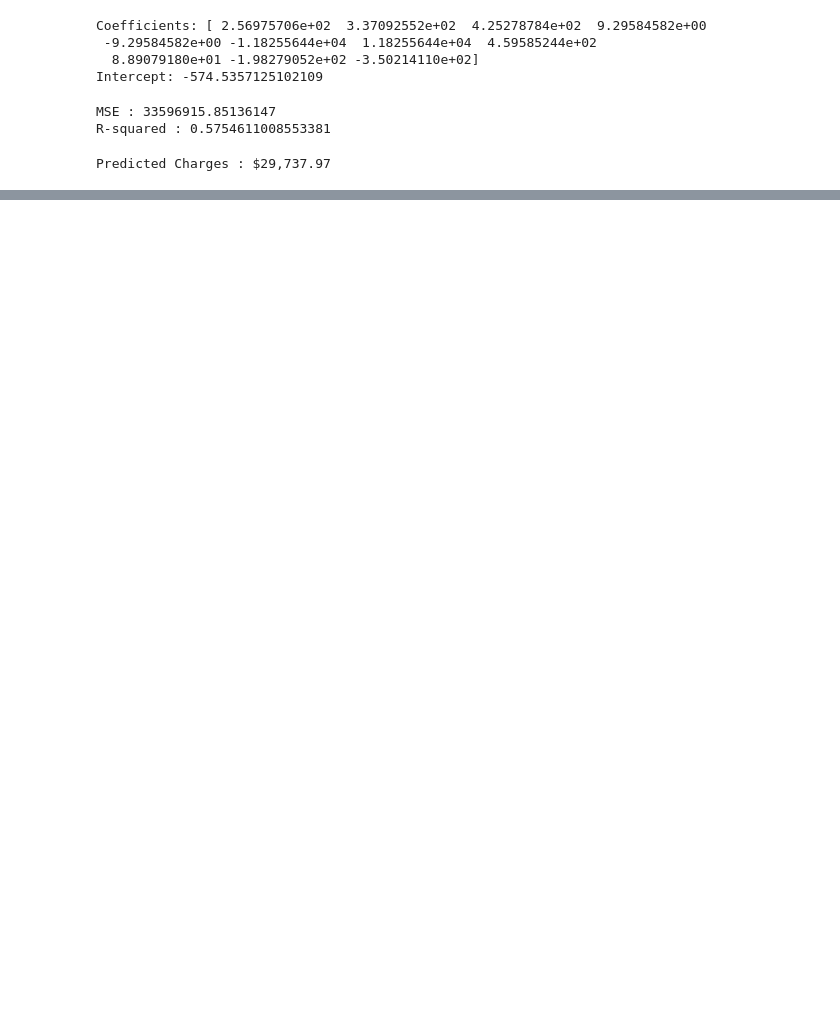
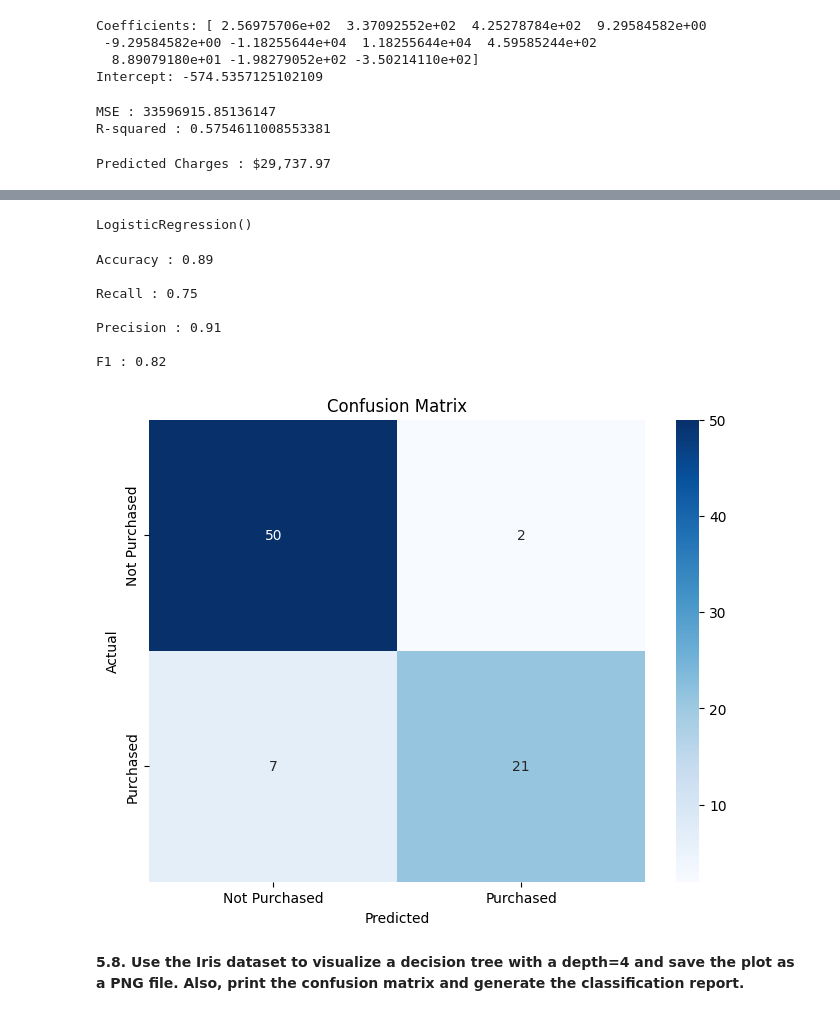
Before and after one commit to Sreekumr/Scr, a Jupyter notebook: LabExamPractice.ipynb, the cells around one changed output, grey strips where cells are left out. Saved outputs shown, nothing was run; the diff lists cells and outputs as text; code cells hidden in the pictures; blank space fills up the shorter version.

```diff
--- a/LabExamPractice.ipynb
+++ b/LabExamPractice.ipynb
@@ -664,0 +688,60 @@ Predicted Charges : $29,737.97
+# %%
+#Step 4 : LogisticRegression model creation
+
+#Define features and target variable
+X = data.drop('Purchased',axis=1)
+y = data['Purchased']
+
+#Split the data into training and testing sets
+X_train,X_test,y_train,y_test = train_test_split(X,y,test_size = 0.2 , random_state = 42)
+
+#Feature Scaling(Standardize the features)
+scaler = StandardScaler()
+X_train = scaler.fit_transform(X_train)
+X_test = scaler.transform(X_test)
+
+#Create and Fit(train) LogisticRegression model
+model = LogisticRegression()
+model.fit(X_train,y_train)
+# %% [output]
+LogisticRegression()
+# %%
+#Step 5: Prediction and Evaluation
+
+#Make prediction on test data
+y_pred = model.predict(X_test)
+
+#Evaluate the model
+accuracy = accuracy_score(y_test,y_pred)
+recall = recall_score(y_test,y_pred)
+precision = precision_score(y_test,y_pred)
+f1 = f1_score(y_test,y_pred)
+conf_matrix = confusion_matrix(y_test,y_pred)
+
+print(f'\nAccuracy : {accuracy:.2f}')
+print(f'\nRecall : {recall:.2f}')
+print(f'\nPrecision : {precision:.2f}')
+print(f'\nF1 : {f1:.2f}')
+
+#plot confusion matrix
+plt.figure(figsize=(8,6))
+sns.heatmap(conf_matrix,annot=True,fmt='d',cmap='Blues',
+           xticklabels=['Not Purchased','Purchased'],
+           yticklabels=['Not Purchased','Purchased'])
+plt.title('Confusion Matrix')
+plt.xlabel('Predicted')
+plt.ylabel('Actual')
+plt.show()
+# %% [output]
+Accuracy : 0.89
+
+Recall : 0.75
+
+Precision : 0.91
+
+F1 : 0.82
+[figure, added]
+# %% [markdown]
+**5.8. Use the Iris dataset to visualize a decision tree with a depth=4 and save the
+    plot as a PNG file. Also, print the confusion matrix and generate the
+    classification report.**
```
Also changed, not shown: parts of 12 cells of this notebook.
